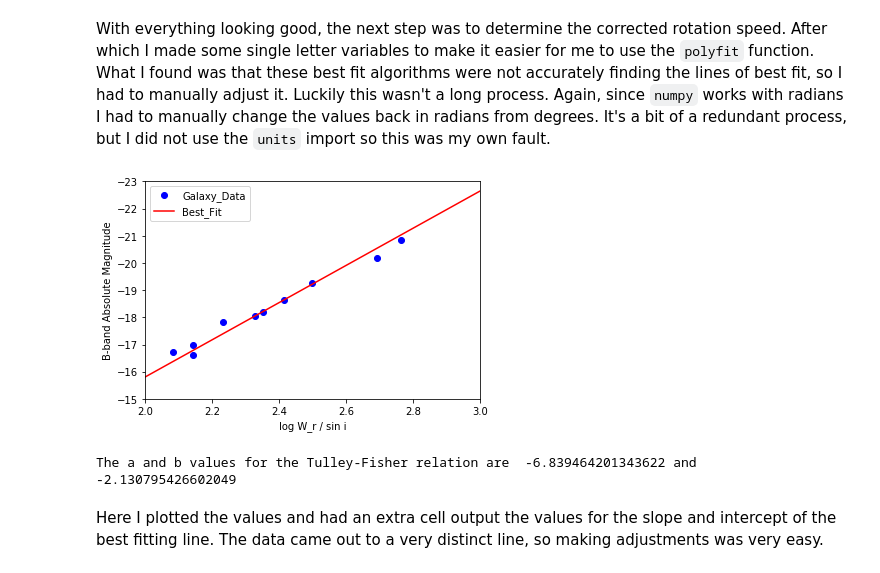
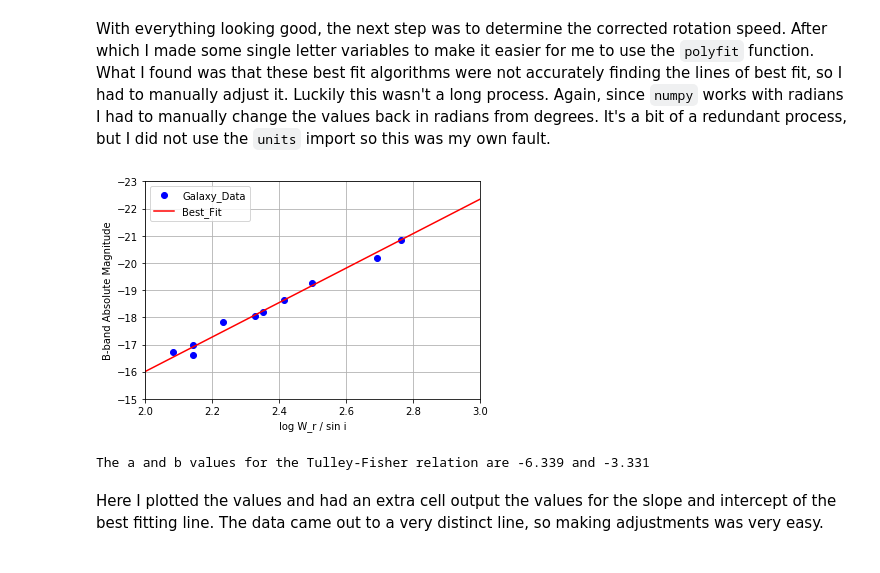
Before and after one commit to taterzz/Tully_Fisher, a Jupyter notebook: Tully_Fisher.ipynb, the cells around one changed output. Saved outputs shown, nothing was run; the diff lists cells and outputs as text; code cells hidden in the pictures.

```diff
--- a/Tully_Fisher.ipynb
+++ b/Tully_Fisher.ipynb
@@ -56,33 +56,34 @@ With everything looking good, the next step was to determine the corrected rotat
 # %%
 W_r = galaxies['HI_width']/np.sin(galaxies['Inclination_angle']*np.pi/180)
 x = np.log10(W_r)
 y = galaxies['Absolute_Magnitude_B']
 
 # using polyfit to find best line
 m, b = polyfit(x, y, 1)
 
 # polyfit could use some manual adjustments
-b = b + 4
-m = m - 3
+b = b + 2.8
+m = m - 2.5
 
 
 plt.plot(x, y, 'bo', label='Galaxy_Data')
 plt.plot(np.arange(10), m*np.arange(10) + b, 'r-', label='Best_Fit')
 
 plt.xlabel('log W_r / sin i')
 plt.ylabel('B-band Absolute Magnitude')
 
 plt.gca().invert_yaxis()
 plt.legend(loc='best')
 plt.xlim(2,3)
 plt.ylim(-15,-23)
+plt.grid()
 plt.show()
 # %% [output]
-[figure, old version]
+[figure, new version]
 # %%
-print("The a and b values for the Tulley-Fisher relation are ", m, "and ", b)
+print("The a and b values for the Tulley-Fisher relation are %.3f" % m, "and %.3f" % b)
 # %% [output]
-The a and b values for the Tulley-Fisher relation are  -6.839464201343622 and  -2.130795426602049
+The a and b values for the Tulley-Fisher relation are -6.339 and -3.331
 # %% [markdown]
 Here I plotted the values and had an extra cell output the values for the slope and intercept of the best fitting line. The data came out to a very distinct line, so making adjustments was very easy.
 # %% [markdown]
```
Also changed, not shown: parts of 10 cells of this notebook.
